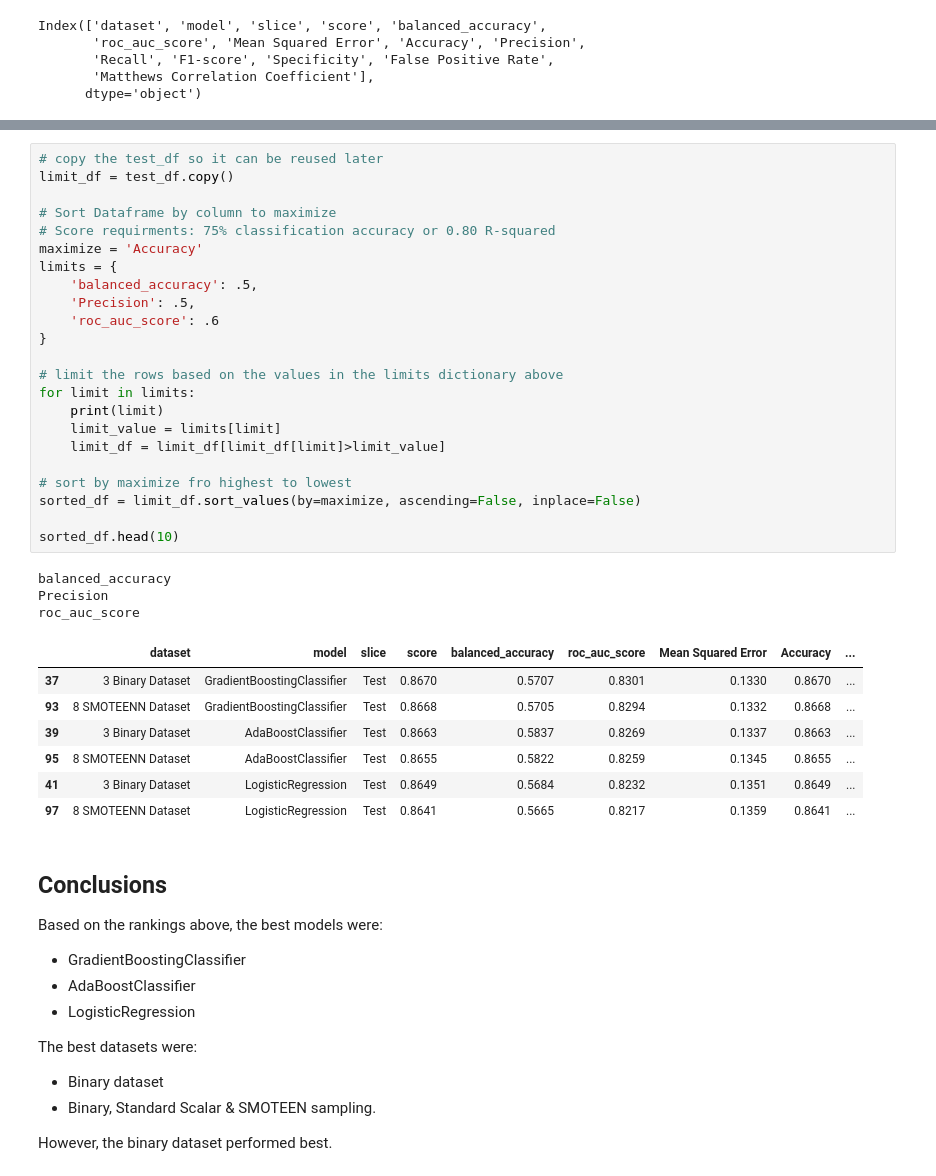
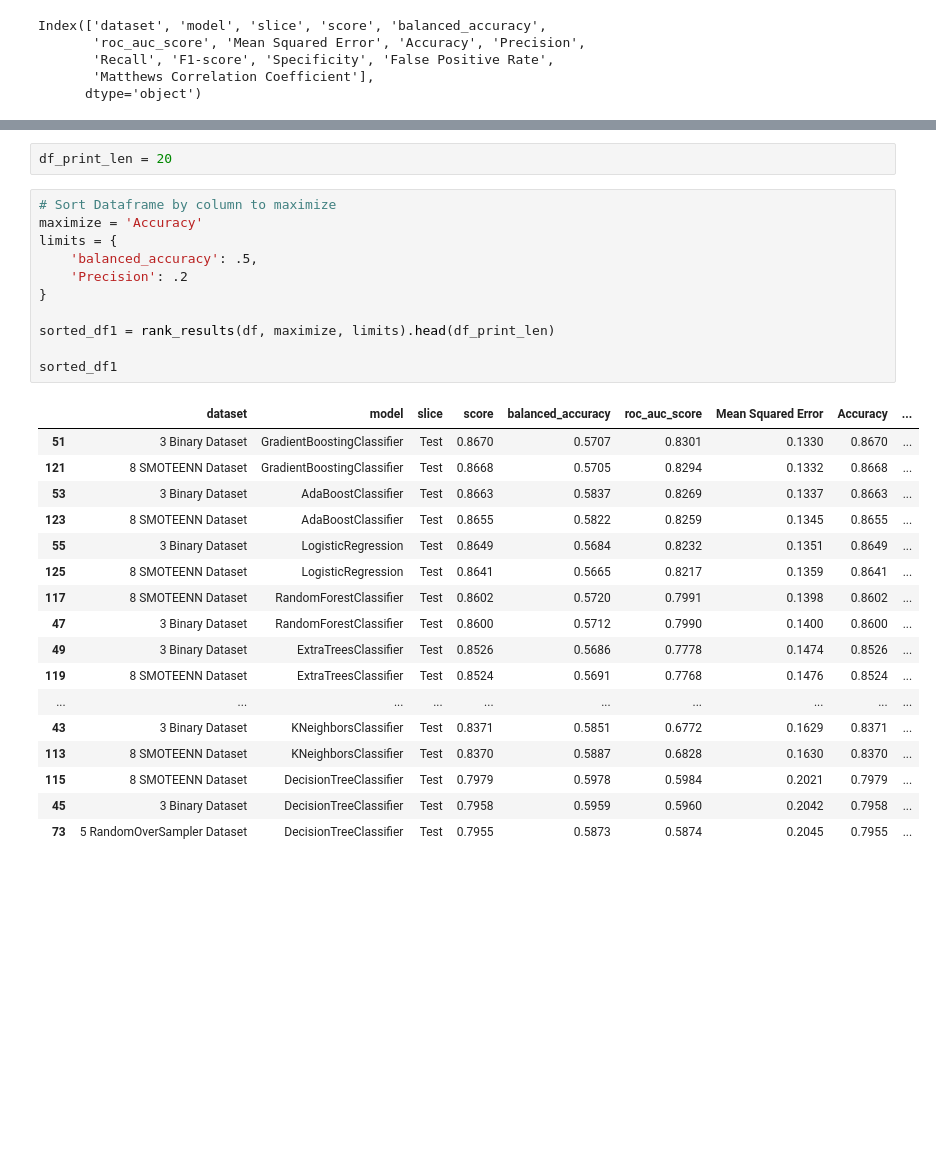
Before and after one commit to jflachman/DU-project-2, a Jupyter notebook: brfss_2015/3_performance_report.ipynb, the cells around one changed output, grey strips where cells are left out. Cells and saved outputs as stored; diff of their text form; blank space fills up the shorter version.

```diff
--- a/brfss_2015/3_performance_report.ipynb
+++ b/brfss_2015/3_performance_report.ipynb
@@ -205,47 +222,31 @@ roc_auc_score
-# %%
-# copy the test_df so it can be reused later
-limit_df = test_df.copy()
-
-# Sort Dataframe by column to maximize
-# Score requirments: 75% classification accuracy or 0.80 R-squared
-maximize = 'Accuracy'
-limits = {
-    'balanced_accuracy': .5,
-    'Precision': .5,
-    'roc_auc_score': .6
-}
-
-# limit the rows based on the values in the limits dictionary above
-for limit in limits:
-    print(limit)
-    limit_value = limits[limit]
-    limit_df = limit_df[limit_df[limit]>limit_value]
-
-# sort by maximize fro highest to lowest
-sorted_df = limit_df.sort_values(by=maximize, ascending=False, inplace=False)
-
-sorted_df.head(10)
-# %% [output]
-balanced_accuracy
-Precision
-roc_auc_score
-|  | dataset | model | slice | score | balanced_accuracy | roc_auc_score | Mean Squared Error | Accuracy | ... |
-| 37 | 3 Binary Dataset | GradientBoostingClassifier | Test | 0.8670 | 0.5707 | 0.8301 | 0.1330 | 0.8670 | ... |
-| 93 | 8 SMOTEENN Dataset | GradientBoostingClassifier | Test | 0.8668 | 0.5705 | 0.8294 | 0.1332 | 0.8668 | ... |
-| 39 | 3 Binary Dataset | AdaBoostClassifier | Test | 0.8663 | 0.5837 | 0.8269 | 0.1337 | 0.8663 | ... |
-| 95 | 8 SMOTEENN Dataset | AdaBoostClassifier | Test | 0.8655 | 0.5822 | 0.8259 | 0.1345 | 0.8655 | ... |
-| 41 | 3 Binary Dataset | LogisticRegression | Test | 0.8649 | 0.5684 | 0.8232 | 0.1351 | 0.8649 | ... |
-| 97 | 8 SMOTEENN Dataset | LogisticRegression | Test | 0.8641 | 0.5665 | 0.8217 | 0.1359 | 0.8641 | ... |
-# %% [markdown]
-## Conclusions
-
-Based on the rankings above, the best models were:
-- GradientBoostingClassifier
-- AdaBoostClassifier
-- LogisticRegression
-
-The best datasets were:
-- Binary dataset
-- Binary, Standard Scalar & SMOTEEN sampling.
-
-However, the binary dataset performed best.
+# %%
+df_print_len = 20
+# %%
+# Sort Dataframe by column to maximize
+maximize = 'Accuracy'
+limits = {
+    'balanced_accuracy': .5,
+    'Precision': .2
+}
+
+sorted_df1 = rank_results(df, maximize, limits).head(df_print_len)
+
+sorted_df1
+# %% [output]
+|  | dataset | model | slice | score | balanced_accuracy | roc_auc_score | Mean Squared Error | Accuracy | ... |
+| 51 | 3 Binary Dataset | GradientBoostingClassifier | Test | 0.8670 | 0.5707 | 0.8301 | 0.1330 | 0.8670 | ... |
+| 121 | 8 SMOTEENN Dataset | GradientBoostingClassifier | Test | 0.8668 | 0.5705 | 0.8294 | 0.1332 | 0.8668 | ... |
+| 53 | 3 Binary Dataset | AdaBoostClassifier | Test | 0.8663 | 0.5837 | 0.8269 | 0.1337 | 0.8663 | ... |
+| 123 | 8 SMOTEENN Dataset | AdaBoostClassifier | Test | 0.8655 | 0.5822 | 0.8259 | 0.1345 | 0.8655 | ... |
+| 55 | 3 Binary Dataset | LogisticRegression | Test | 0.8649 | 0.5684 | 0.8232 | 0.1351 | 0.8649 | ... |
+| 125 | 8 SMOTEENN Dataset | LogisticRegression | Test | 0.8641 | 0.5665 | 0.8217 | 0.1359 | 0.8641 | ... |
+| 117 | 8 SMOTEENN Dataset | RandomForestClassifier | Test | 0.8602 | 0.5720 | 0.7991 | 0.1398 | 0.8602 | ... |
+| 47 | 3 Binary Dataset | RandomForestClassifier | Test | 0.8600 | 0.5712 | 0.7990 | 0.1400 | 0.8600 | ... |
+| 49 | 3 Binary Dataset | ExtraTreesClassifier | Test | 0.8526 | 0.5686 | 0.7778 | 0.1474 | 0.8526 | ... |
+| 119 | 8 SMOTEENN Dataset | ExtraTreesClassifier | Test | 0.8524 | 0.5691 | 0.7768 | 0.1476 | 0.8524 | ... |
+| ... | ... | ... | ... | ... | ... | ... | ... | ... | ... |
+| 43 | 3 Binary Dataset | KNeighborsClassifier | Test | 0.8371 | 0.5851 | 0.6772 | 0.1629 | 0.8371 | ... |
+| 113 | 8 SMOTEENN Dataset | KNeighborsClassifier | Test | 0.8370 | 0.5887 | 0.6828 | 0.1630 | 0.8370 | ... |
+| 115 | 8 SMOTEENN Dataset | DecisionTreeClassifier | Test | 0.7979 | 0.5978 | 0.5984 | 0.2021 | 0.7979 | ... |
+| 45 | 3 Binary Dataset | DecisionTreeClassifier | Test | 0.7958 | 0.5959 | 0.5960 | 0.2042 | 0.7958 | ... |
+| 73 | 5 RandomOverSampler Dataset | DecisionTreeClassifier | Test | 0.7955 | 0.5873 | 0.5874 | 0.2045 | 0.7955 | ... |
```
Also changed, not shown: parts of 18 cells of this notebook, 20 other files.
